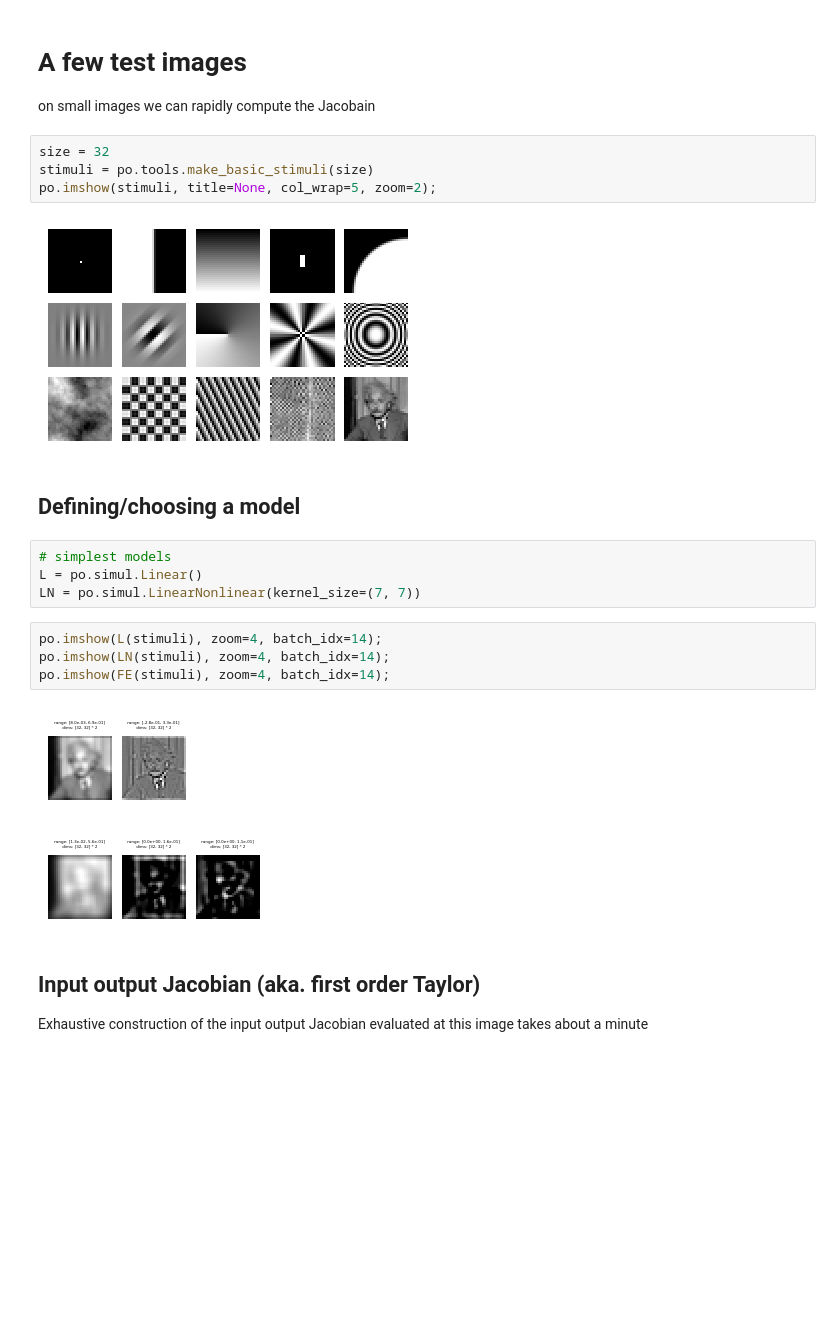
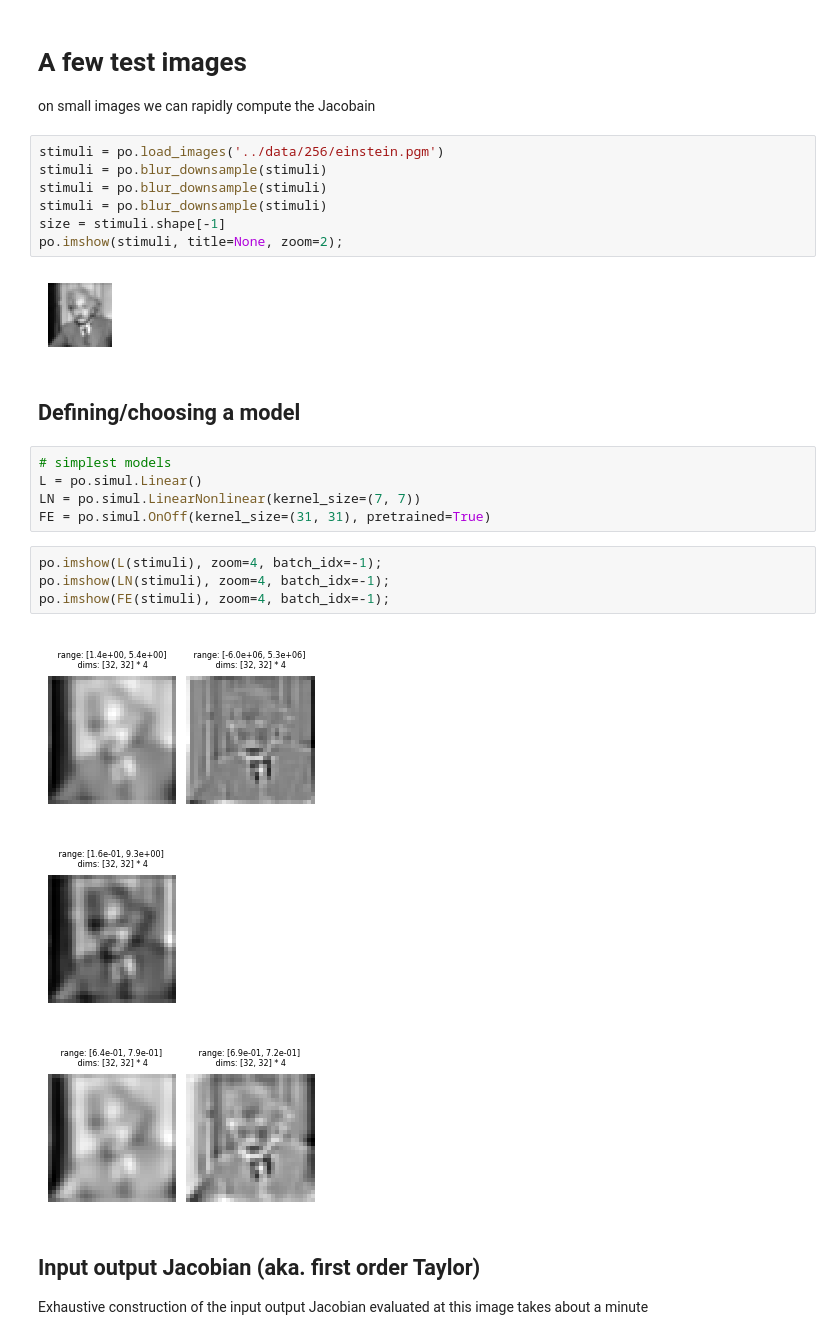
Before and after one commit to plenoptic-org/plenoptic, a Jupyter notebook: examples/01_Linear_approximation_of_nonlinear_model.ipynb, the cells around one changed output. Cells and saved outputs as stored; diff of their text form; blank space fills up the shorter version.

```diff
--- a/examples/01_Linear_approximation_of_nonlinear_model.ipynb
+++ b/examples/01_Linear_approximation_of_nonlinear_model.ipynb
@@ -18,25 +18,30 @@ dtype  = torch.float32
 # %% [markdown]
 # A few test images
 on small images we can rapidly compute the Jacobain
-# %%
-size = 32
-stimuli = po.tools.make_basic_stimuli(size)
-po.imshow(stimuli, title=None, col_wrap=5, zoom=2);
-# %% [output]
-[figure, removed]
+# %%
+stimuli = po.load_images('../data/256/einstein.pgm')
+stimuli = po.blur_downsample(stimuli)
+stimuli = po.blur_downsample(stimuli)
+stimuli = po.blur_downsample(stimuli)
+size = stimuli.shape[-1]
+po.imshow(stimuli, title=None, zoom=2);
+# %% [output]
+[figure, added]
 # %% [markdown]
 ## Defining/choosing a model
 # %%
 # simplest models
 L = po.simul.Linear()
 LN = po.simul.LinearNonlinear(kernel_size=(7, 7))
+FE = po.simul.OnOff(kernel_size=(31, 31), pretrained=True)
 # %%
-po.imshow(L(stimuli), zoom=4, batch_idx=14);
-po.imshow(LN(stimuli), zoom=4, batch_idx=14);
-po.imshow(FE(stimuli), zoom=4, batch_idx=14);
+po.imshow(L(stimuli), zoom=4, batch_idx=-1);
+po.imshow(LN(stimuli), zoom=4, batch_idx=-1);
+po.imshow(FE(stimuli), zoom=4, batch_idx=-1);
 # %% [output]
-[figure, old version]
+[figure, new version]
-[figure, old version]
+[figure, new version]
+[figure, added]
 # %% [markdown]
 ## Input output Jacobian (aka. first order Taylor)
 
```
Also changed, not shown: parts of 6 cells of this notebook, 6 other files.
